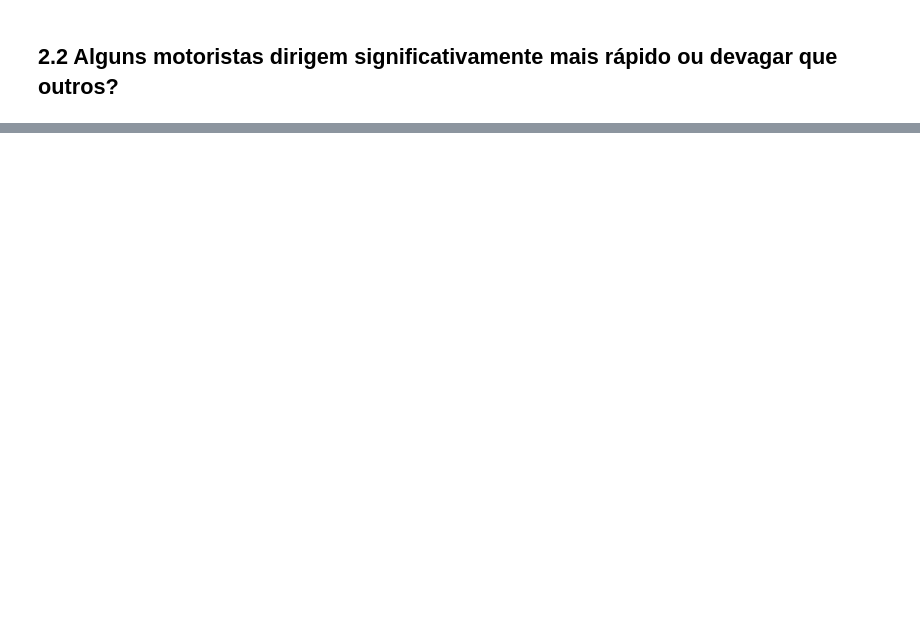
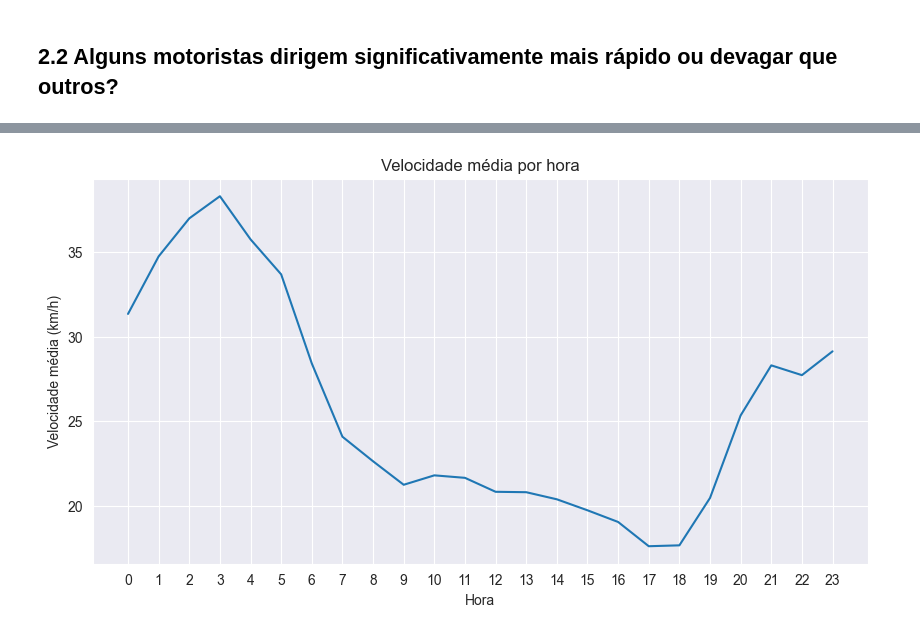
Before and after one commit to Thlamz/transportation, a Jupyter notebook: analysis.ipynb, the cells around one changed output, grey strips where cells are left out. Drawn from its saved outputs; the diff is of its cells as text; code cells hidden in the pictures; blank space fills up the shorter version.

```diff
--- a/analysis.ipynb
+++ b/analysis.ipynb
@@ -514,0 +497,6 @@ Name: diferença de velocidade, dtype: float64
+# %%
+g = sns.lineplot(avg_speed_by_hour, x='hour', y='velocidade_instantanea')
+g.set(title="Velocidade média por hora", xlabel="Hora", ylabel="Velocidade média (km/h)", xticks=avg_speed_by_hour.hour.unique())
+g.figure.set_size_inches(10, 5)
+# %% [output]
+[figure, added]
```
Also changed, not shown: parts of 32 cells of this notebook, 11 other files.
